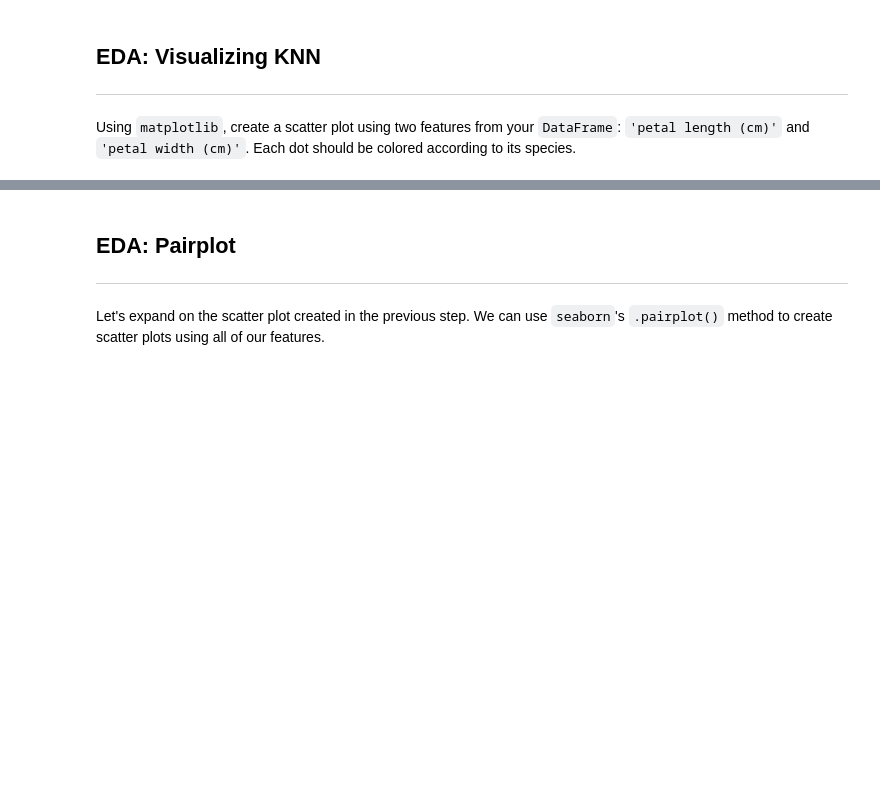
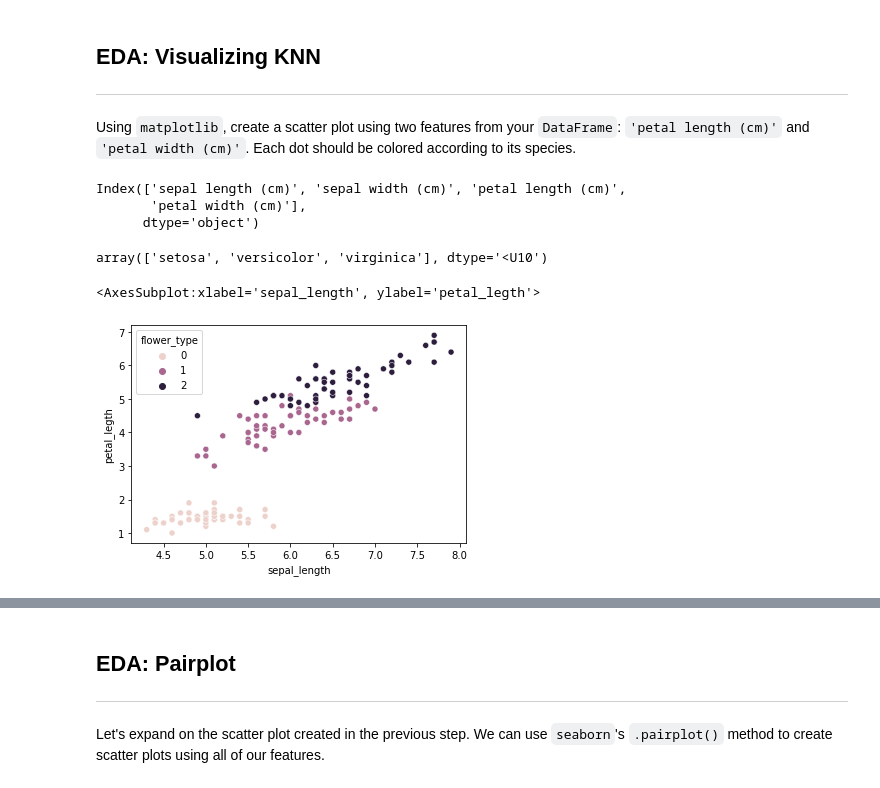
Before and after one commit to msamhz/GA-Lessons, a Jupyter notebook: 4.02-lesson-knn/starter-code-DESKTOP-U9K6VIA.ipynb, the cells around one changed output, grey strips where cells are left out. Drawn from its saved outputs; the diff is of its cells as text; code cells hidden in the pictures; blank space fills up the shorter version.

```diff
--- a/4.02-lesson-knn/starter-code-DESKTOP-U9K6VIA.ipynb
+++ b/4.02-lesson-knn/starter-code-DESKTOP-U9K6VIA.ipynb
@@ -108,0 +138,2 @@ The `data` variable has several important properties you'll need to be familiar
+# %%
+X = pd.DataFrame(data.data)
@@ -109,3 +147,5 @@ The `data` variable has several important properties you'll need to be familiar
+# %%
+X.columns = data.feature_names
 # %% [markdown]
 ## Challenge: Create a `pandas` DataFrame from `load_iris()`
 ---
@@ -121,3 +183,27 @@ Let's see if our `DataFrame` requires any cleaning. In the cells below:
 ---
 
 Using `matplotlib`, create a scatter plot using two features from your `DataFrame`: `'petal length (cm)'` and `'petal width (cm)'`. Each dot should be colored according to its species.
+# %%
+X.columns
+# %% [output]
+Index(['sepal length (cm)', 'sepal width (cm)', 'petal length (cm)',
+       'petal width (cm)'],
+      dtype='object')
+# %%
+bigdata = pd.concat([X,y],axis = 1)
+# %%
+data.target_names
+# %% [output]
+array(['setosa', 'versicolor', 'virginica'], dtype='<U10')
+# %%
+bigdata = bigdata.rename(columns = {'sepal length (cm)': 'sepal_length', 'sepal width (cm)':'sepal_width', 'petal width (cm)': 'petal_width', 'petal length (cm)': 'petal_legth', 0: 'flower_type' })
+# %%
+sns.scatterplot(
+    x = 'sepal_length',
+    y = 'petal_legth',
+    hue = 'flower_type',
+    data = bigdata
+)
+# %% [output]
+<AxesSubplot:xlabel='sepal_length', ylabel='petal_legth'>
+[figure, added]
```
Also changed, not shown: parts of 20 cells of this notebook, 1 other file.
